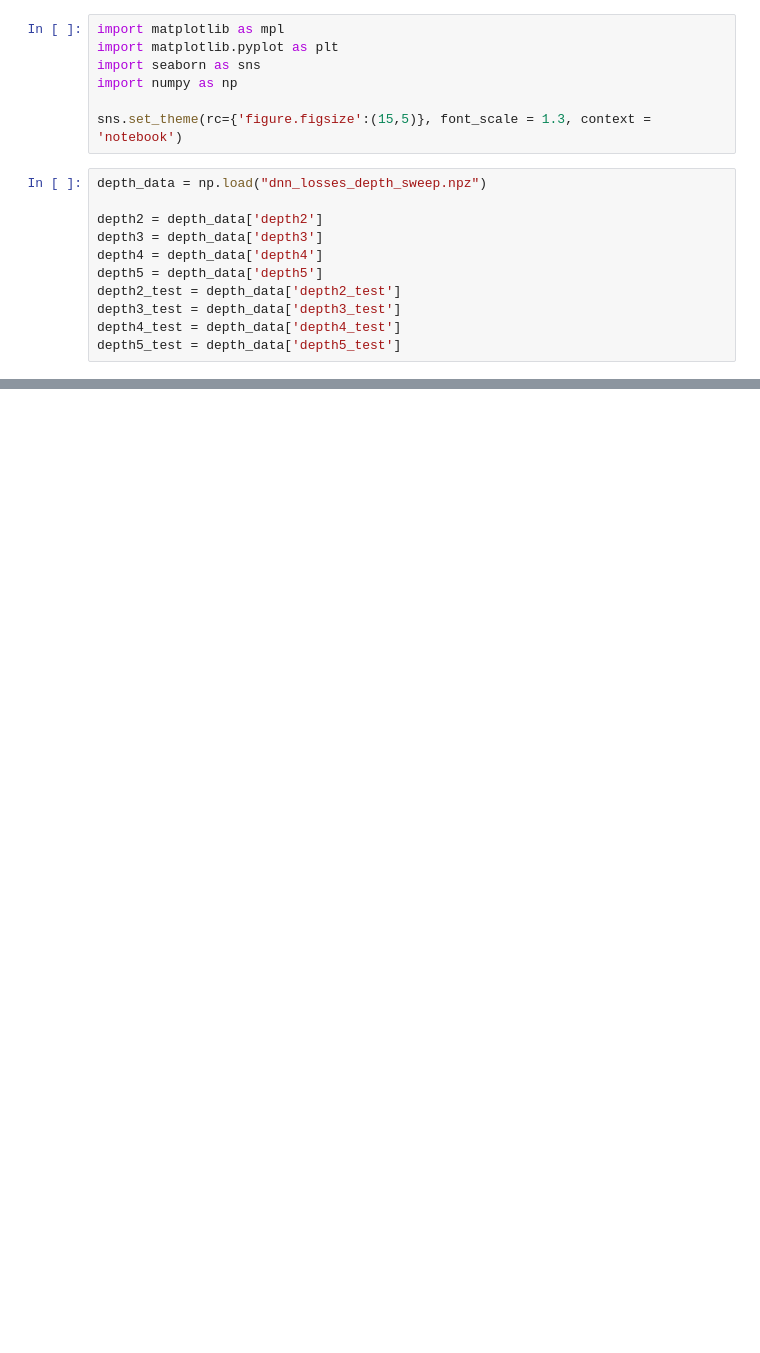
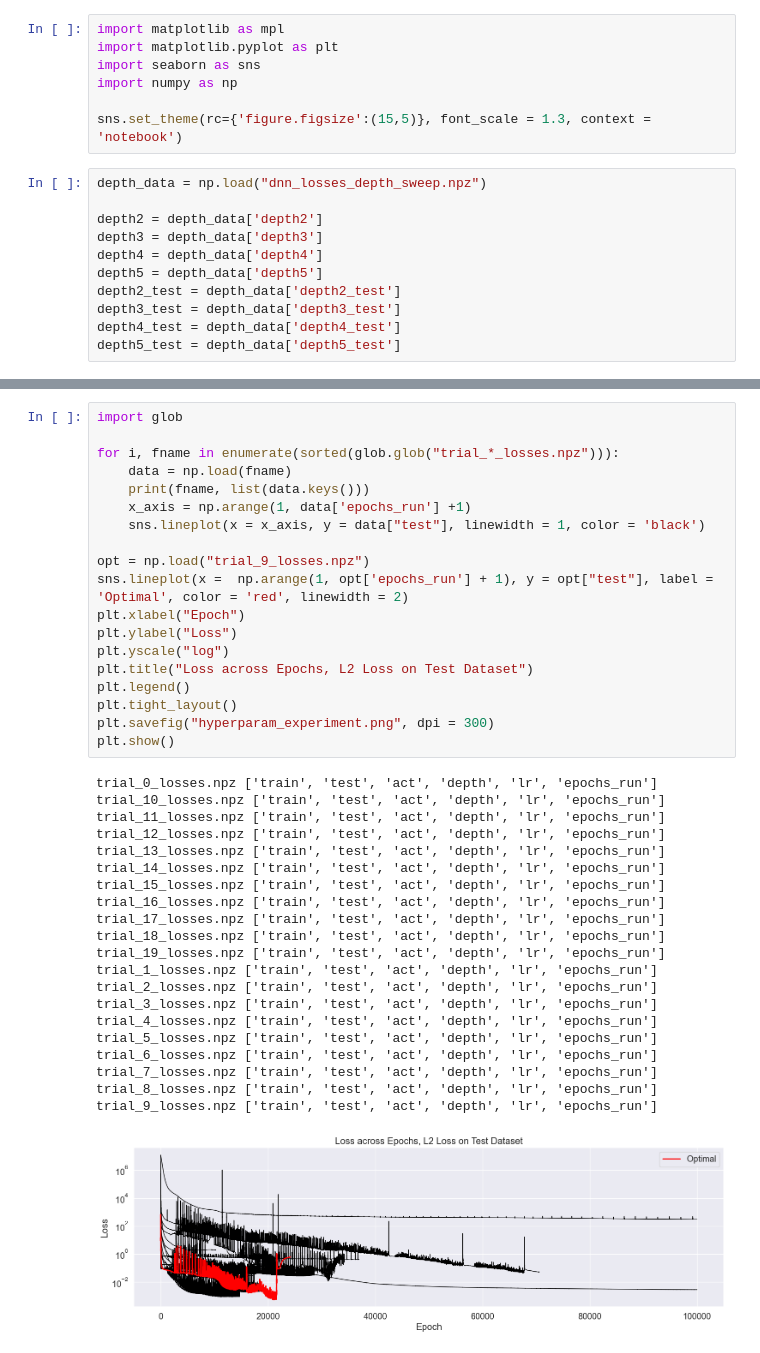
Before and after one commit to outlawhayden/ncsu-sciml, a Jupyter notebook: hw2/render_plots.ipynb, the cells around one changed output, grey strips where cells are left out. Saved outputs shown, nothing was run; the diff lists cells and outputs as text; blank space fills up the shorter version.

Commit message:
hyperparam bug fixes

```diff
--- a/hw2/render_plots.ipynb
+++ b/hw2/render_plots.ipynb
@@ -71,0 +72,41 @@ plt.show()
+# %%
+import glob
+
+for i, fname in enumerate(sorted(glob.glob("trial_*_losses.npz"))):
+    data = np.load(fname)
+    print(fname, list(data.keys()))
+    x_axis = np.arange(1, data['epochs_run'] +1)
+    sns.lineplot(x = x_axis, y = data["test"], linewidth = 1, color = 'black')
+
+opt = np.load("trial_9_losses.npz")
+sns.lineplot(x =  np.arange(1, opt['epochs_run'] + 1), y = opt["test"], label = 'Optimal', color = 'red', linewidth = 2)
+plt.xlabel("Epoch")
+plt.ylabel("Loss")
+plt.yscale("log")
+plt.title("Loss across Epochs, L2 Loss on Test Dataset")
+plt.legend()
+plt.tight_layout()
+plt.savefig("hyperparam_experiment.png", dpi = 300)
+plt.show()
+# %% [output]
+trial_0_losses.npz ['train', 'test', 'act', 'depth', 'lr', 'epochs_run']
+trial_10_losses.npz ['train', 'test', 'act', 'depth', 'lr', 'epochs_run']
+trial_11_losses.npz ['train', 'test', 'act', 'depth', 'lr', 'epochs_run']
+trial_12_losses.npz ['train', 'test', 'act', 'depth', 'lr', 'epochs_run']
+trial_13_losses.npz ['train', 'test', 'act', 'depth', 'lr', 'epochs_run']
+trial_14_losses.npz ['train', 'test', 'act', 'depth', 'lr', 'epochs_run']
+trial_15_losses.npz ['train', 'test', 'act', 'depth', 'lr', 'epochs_run']
+trial_16_losses.npz ['train', 'test', 'act', 'depth', 'lr', 'epochs_run']
+trial_17_losses.npz ['train', 'test', 'act', 'depth', 'lr', 'epochs_run']
+trial_18_losses.npz ['train', 'test', 'act', 'depth', 'lr', 'epochs_run']
+trial_19_losses.npz ['train', 'test', 'act', 'depth', 'lr', 'epochs_run']
+trial_1_losses.npz ['train', 'test', 'act', 'depth', 'lr', 'epochs_run']
+trial_2_losses.npz ['train', 'test', 'act', 'depth', 'lr', 'epochs_run']
+trial_3_losses.npz ['train', 'test', 'act', 'depth', 'lr', 'epochs_run']
+trial_4_losses.npz ['train', 'test', 'act', 'depth', 'lr', 'epochs_run']
+trial_5_losses.npz ['train', 'test', 'act', 'depth', 'lr', 'epochs_run']
+trial_6_losses.npz ['train', 'test', 'act', 'depth', 'lr', 'epochs_run']
+trial_7_losses.npz ['train', 'test', 'act', 'depth', 'lr', 'epochs_run']
+trial_8_losses.npz ['train', 'test', 'act', 'depth', 'lr', 'epochs_run']
+trial_9_losses.npz ['train', 'test', 'act', 'depth', 'lr', 'epochs_run']
+[figure, added]
```
Also changed, not shown: parts of 4 cells of this notebook, 11 other files.
